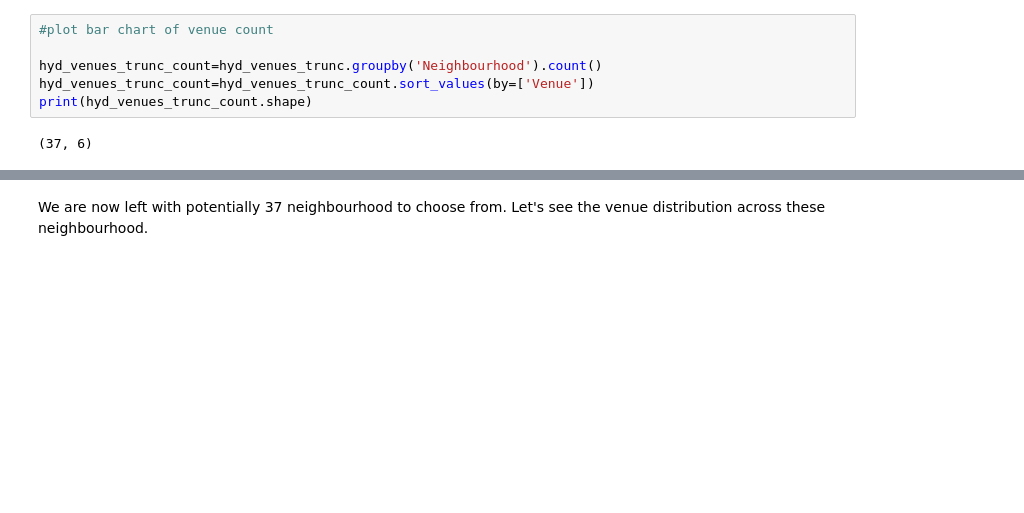
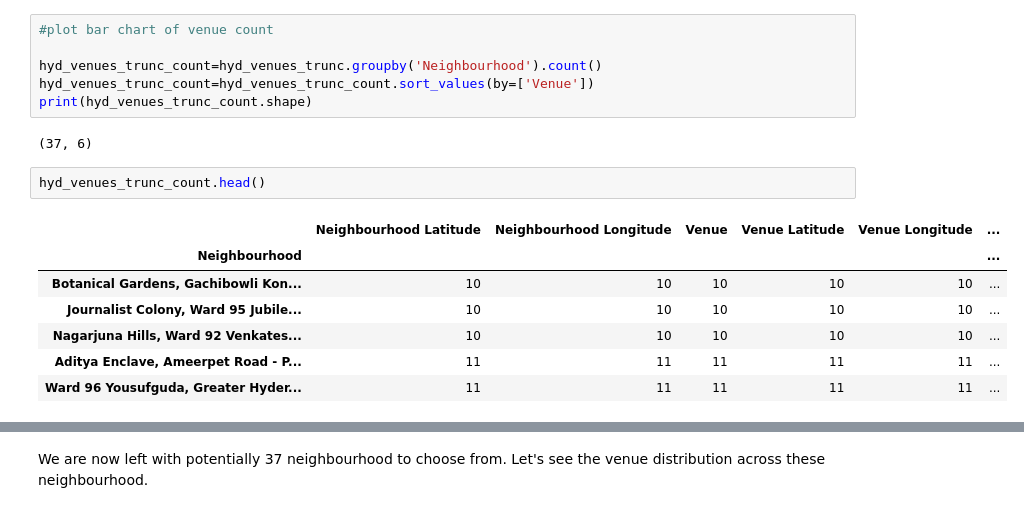
Before and after one commit to agarwal-arjun/Coursera_Capstone, a Jupyter notebook: Battle of neighbourhood-week-2.ipynb, the cells around one changed output, grey strips where cells are left out. Saved outputs shown, nothing was run; the diff lists cells and outputs as text; blank space fills up the shorter version.

```diff
--- a/Battle of neighbourhood-week-2.ipynb
+++ b/Battle of neighbourhood-week-2.ipynb
@@ -308,3 +272,13 @@ hyd_venues_trunc_count=hyd_venues_trunc_count.sort_values(by=['Venue'])
 print(hyd_venues_trunc_count.shape)
 # %% [output]
 (37, 6)
+# %%
+hyd_venues_trunc_count.head()
+# %% [output]
+|  | Neighbourhood Latitude | Neighbourhood Longitude | Venue | Venue Latitude | Venue Longitude | ... |
+| Neighbourhood |  |  |  |  |  | ... |
+| Botanical Gardens, Gachibowli Kon... | 10 | 10 | 10 | 10 | 10 | ... |
+| Journalist Colony, Ward 95 Jubile... | 10 | 10 | 10 | 10 | 10 | ... |
+| Nagarjuna Hills, Ward 92 Venkates... | 10 | 10 | 10 | 10 | 10 | ... |
+| Aditya Enclave, Ameerpet Road - P... | 11 | 11 | 11 | 11 | 11 | ... |
+| Ward 96 Yousufguda, Greater Hyder... | 11 | 11 | 11 | 11 | 11 | ... |
```
Also changed, not shown: parts of 6 cells of this notebook.
